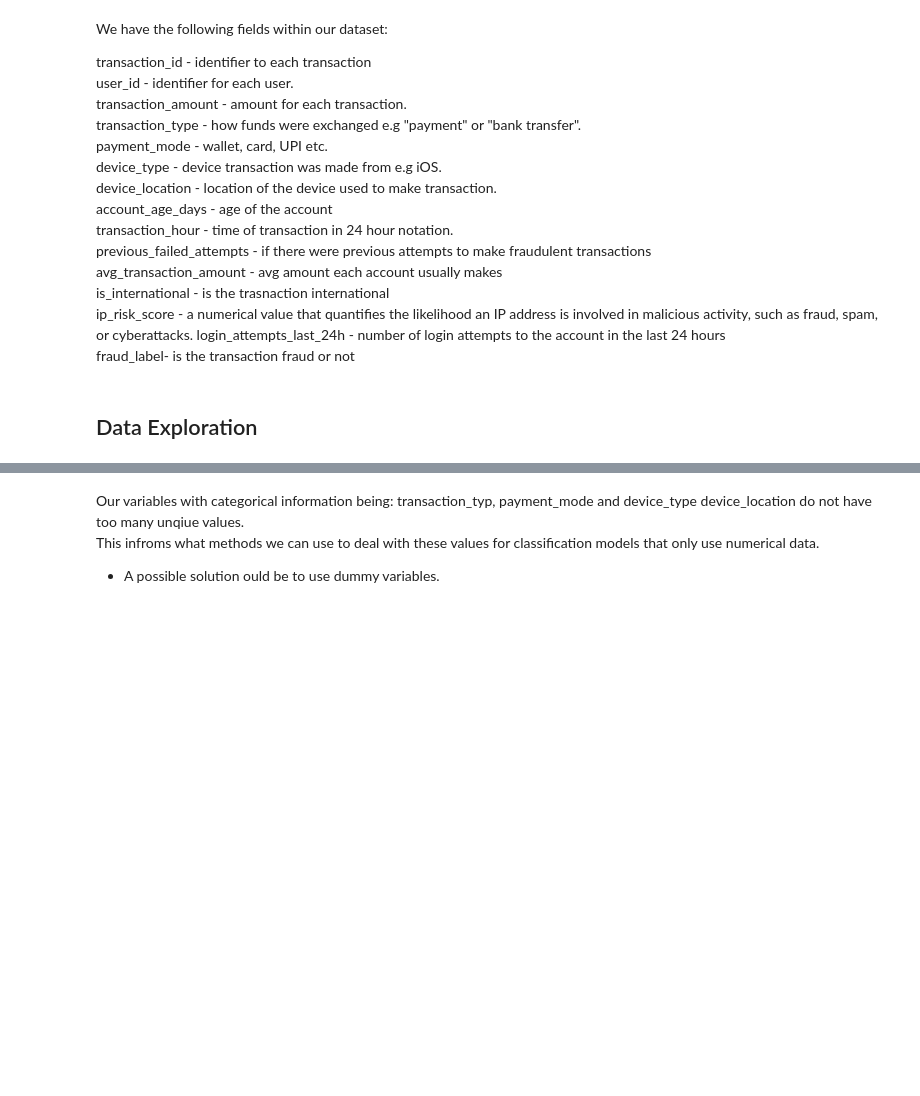
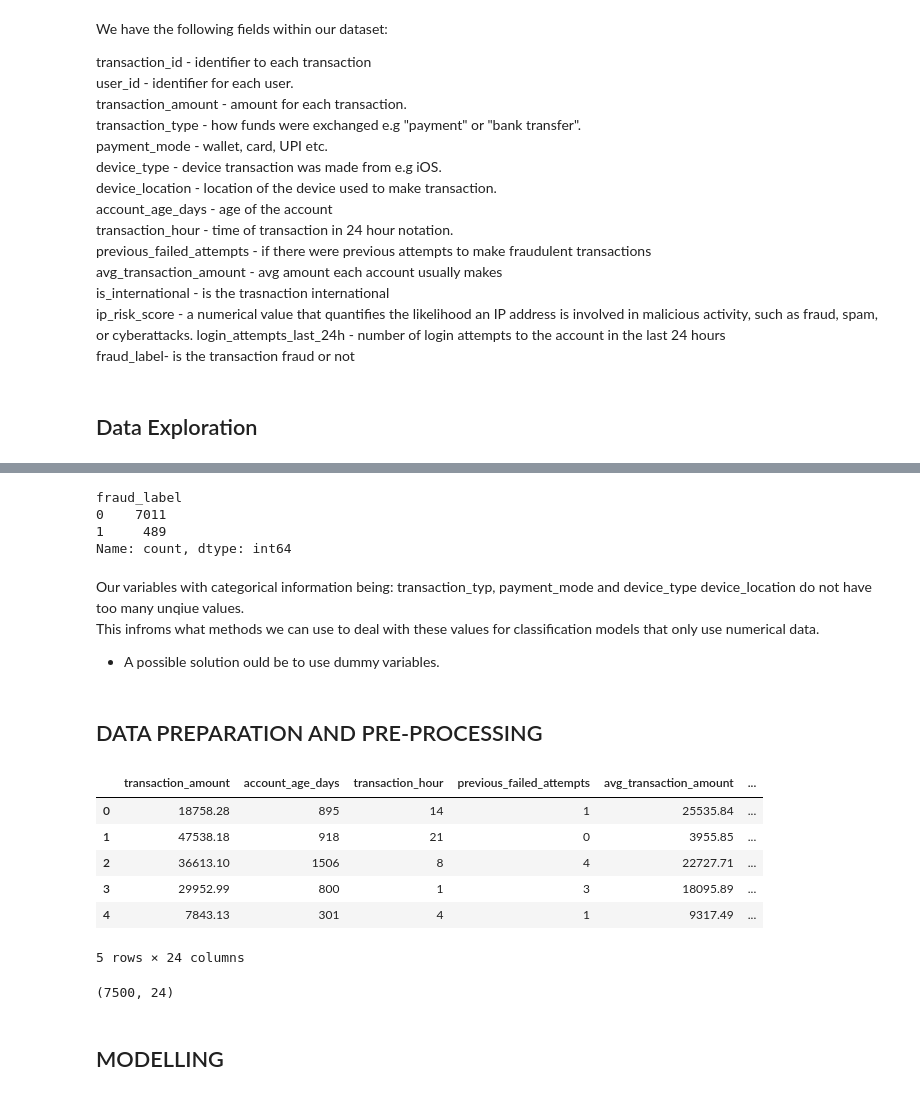
Before and after one commit to leta199/Fraud-Detection, a Jupyter notebook: modelling /Fraud detection.ipynb, the cells around one changed output, grey strips where cells are left out. Saved outputs shown, nothing was run; the diff lists cells and outputs as text; code cells hidden in the pictures; blank space fills up the shorter version.

```diff
--- a/modelling /Fraud detection.ipynb
+++ b/modelling /Fraud detection.ipynb
@@ -52,4 +88,42 @@ fraud.nunique()
+# %%
+# Finally let us see of the data is balanced or not
+fraud["fraud_label"].value_counts()
+# Our data is very skewed towards non fraud transactions.
+# This will infrom our metric to measure perfomrance (probably balanced accuarcy, recall and precision)
+# as well as how we stratify the data when partitioning into test and train sets.
+# %% [output]
+fraud_label
+0    7011
+1     489
+Name: count, dtype: int64
 # %% [markdown]
 Our variables with categorical information being: transaction_typ, payment_mode	and device_type	device_location do not have too many unqiue values.
 This infroms what methods we can use to deal with these values for classification models that only use numerical data.
 - A possible solution ould be to use dummy variables.
+# %% [markdown]
+##  DATA PREPARATION AND PRE-PROCESSING
+# %%
+# As we have seen above the ID variables have no bearin on the prediction so we will remove them.
+fraud = fraud.drop(columns= ["transaction_id", "user_id"])
+# %%
+# FEATURE ENGINEERING
+# Since we want to use scikit-learn binary classification methods, the simplest way is to use dummy varibles for non-numeric variables
+df1 = pd.get_dummies( data = fraud, #what data we want ot get dummies variables of
+                     columns = ["transaction_type", "payment_mode", "device_type", "device_location"],  #the non-numeri columns we will convert into dummies
+                     dtype=int) #turning dummies from True/ False into binary 1/0.
+df1.head()
+# %% [output]
+|  | transaction_amount | account_age_days | transaction_hour | previous_failed_attempts | avg_transaction_amount | ... |
+| 0 | 18758.28 | 895 | 14 | 1 | 25535.84 | ... |
+| 1 | 47538.18 | 918 | 21 | 0 | 3955.85 | ... |
+| 2 | 36613.10 | 1506 | 8 | 4 | 22727.71 | ... |
+| 3 | 29952.99 | 800 | 1 | 3 | 18095.89 | ... |
+| 4 | 7843.13 | 301 | 4 | 1 | 9317.49 | ... |
+5 rows × 24 columns
+# %%
+# Now we will look at the dimensions of the dataframe to see how many more predictors we have added
+df1.shape # we have added 11 new columns, not too many
+# %% [output]
+(7500, 24)
+# %% [markdown]
+## MODELLING
```
Also changed, not shown: parts of 22 cells of this notebook, 1 other file.
